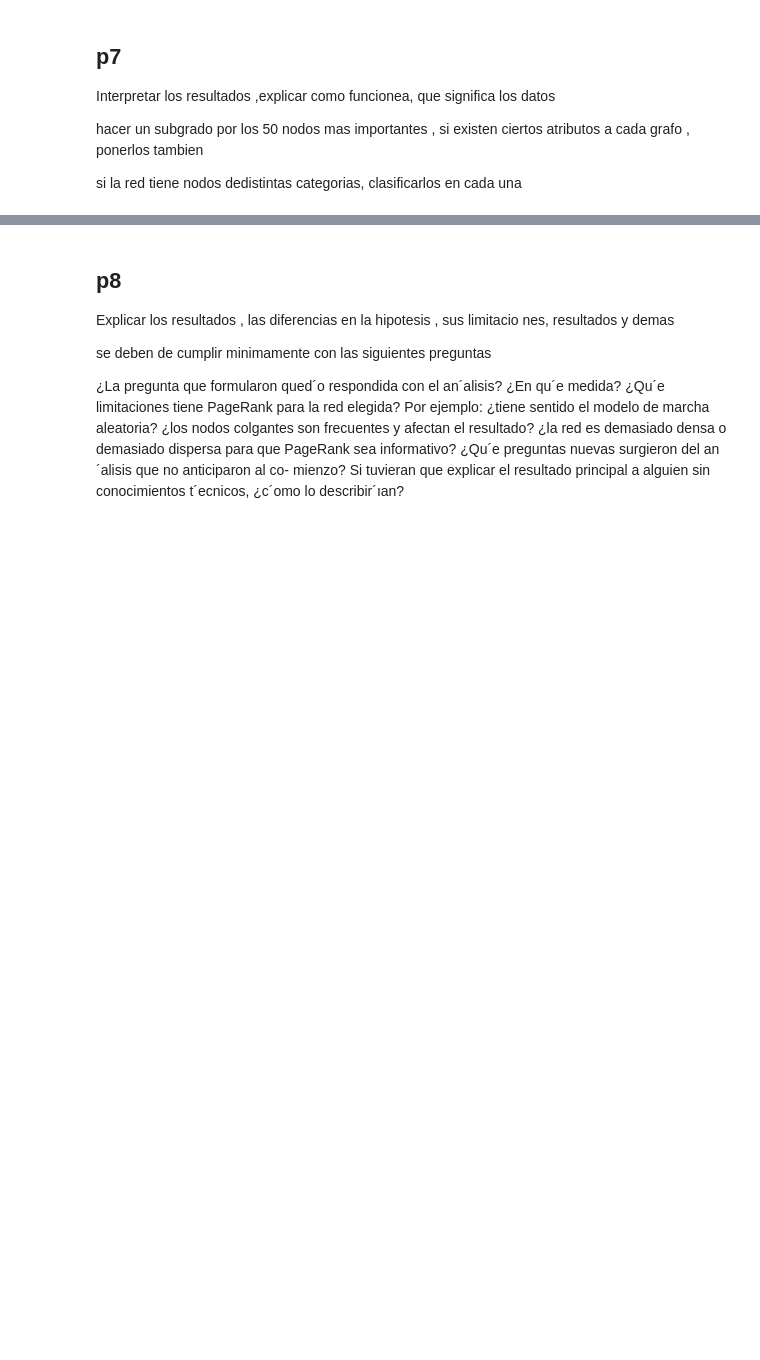
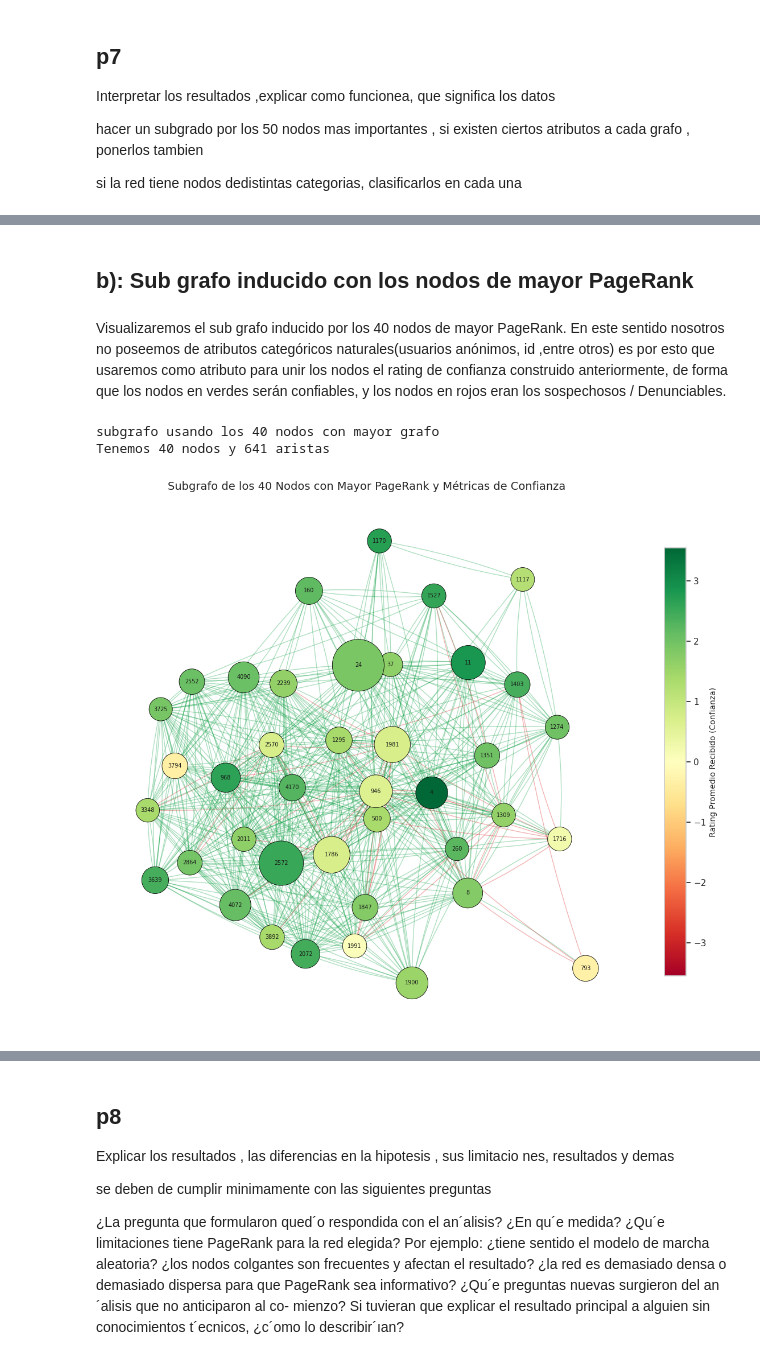
Before and after one commit to esteban78009/IMT2230-Proyecto_2-Creacion-de-page-rank, a Jupyter notebook: main.ipynb, the cells around one changed output, grey strips where cells are left out. Saved outputs shown, nothing was run; the diff lists cells and outputs as text; code cells hidden in the pictures; blank space fills up the shorter version.

```diff
--- a/main.ipynb
+++ b/main.ipynb
@@ -699,0 +765,43 @@ si la red tiene nodos dedistintas categorias, clasificarlos en cada una
+# %% [markdown]
+## b): Sub grafo inducido con los nodos de mayor PageRank
+# %% [markdown]
+Visualizaremos el sub grafo inducido por los 40 nodos de mayor PageRank. En este sentido nosotros no poseemos de atributos categóricos naturales(usuarios anónimos, id ,entre otros) es por esto que usaremos como atributo para unir los nodos el rating de confianza construido anteriormente, de forma que los nodos en verdes serán confiables, y los nodos en rojos eran los sospechosos / Denunciables.
+# %%
+TOP_GRAFOS = 40
+top_nodos = df.head(TOP_GRAFOS)['Nodo'].tolist()
+subG = G.subgraph(top_nodos).copy()
+print(f"subgrafo usando los {TOP_GRAFOS} nodos con mayor grafo \nTenemos {subG.number_of_nodes()} nodos y {subG.number_of_edges()} aristas")
+
+pr_map = dict(zip(df['Nodo'], df['PageRank (r)']))
+mapeo_confianza = dict(zip(df['Nodo'], df['rating_prom_recibidos']))
+pr_max = df['PageRank (r)'].max()
+#se hizo uso de claude para la creacion de este grafico btw
+#No completo tipo, se modifico bastante el codigo para adaptarlo a nuestro caso de uso
+tam_nodos = [300 + 4000 * (pr_map[nodo] / pr_max) for nodo in subG.nodes()]
+nodo_color = [mapeo_confianza[nodo] if not np.isnan(mapeo_confianza[nodo]) else 0 for nodo in subG.nodes()]
+vmax = max(abs(min(nodo_color)) , abs(max(nodo_color)))
+edge_colors = ['#16a34a' if d['weight'] >= 0 else '#dc2626' for _, _, d in subG.edges(data=True)]
+
+
+fig , ax = plt.subplots(figsize=(12 , 10))
+pos = nx.kamada_kawai_layout(subG,  weight=None)
+
+nx.draw_networkx_edges(subG, pos, ax=ax, alpha=0.35, edge_color=edge_colors,
+                        arrows=True, arrowsize=8, connectionstyle='arc3,rad=0.05')
+nodes_drawn = nx.draw_networkx_nodes(subG, pos, ax=ax, node_size=tam_nodos,
+                                      node_color=nodo_color, cmap='RdYlGn',
+                                      vmin=-vmax, vmax=vmax,
+                                      edgecolors='black', linewidths=0.6)
+nx.draw_networkx_labels(subG, pos, ax=ax, font_size=7)
+
+cbar = plt.colorbar(nodes_drawn, ax=ax, shrink=0.8)
+cbar.set_label('Rating Promedio Recibido (Confianza)', fontsize=10)
+
+ax.set_title(f'Subgrafo de los {TOP_GRAFOS} Nodos con Mayor PageRank y Métricas de Confianza', fontsize=14)
+ax.axis('off')
+plt.tight_layout()
+plt.show()
+# %% [output]
+subgrafo usando los 40 nodos con mayor grafo
+Tenemos 40 nodos y 641 aristas
+[figure, added]
```
Also changed, not shown: parts of 17 cells of this notebook.
